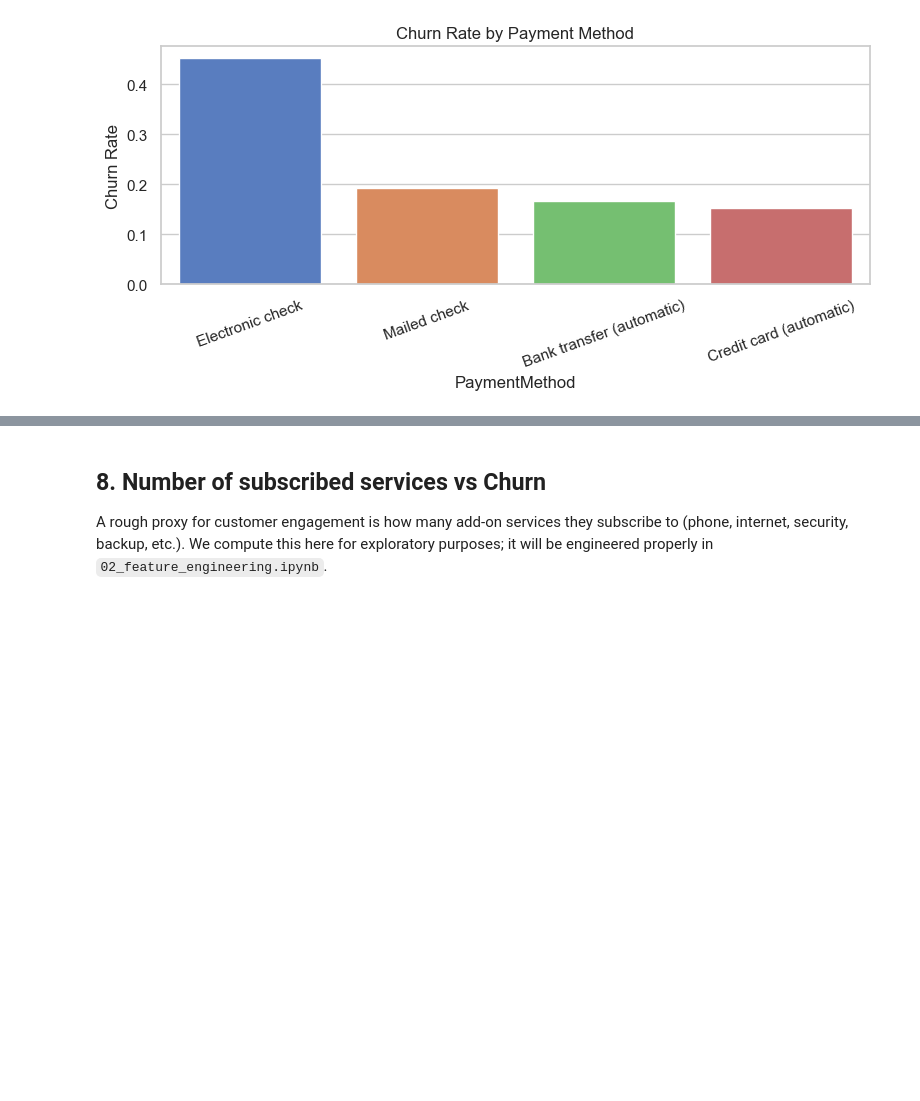
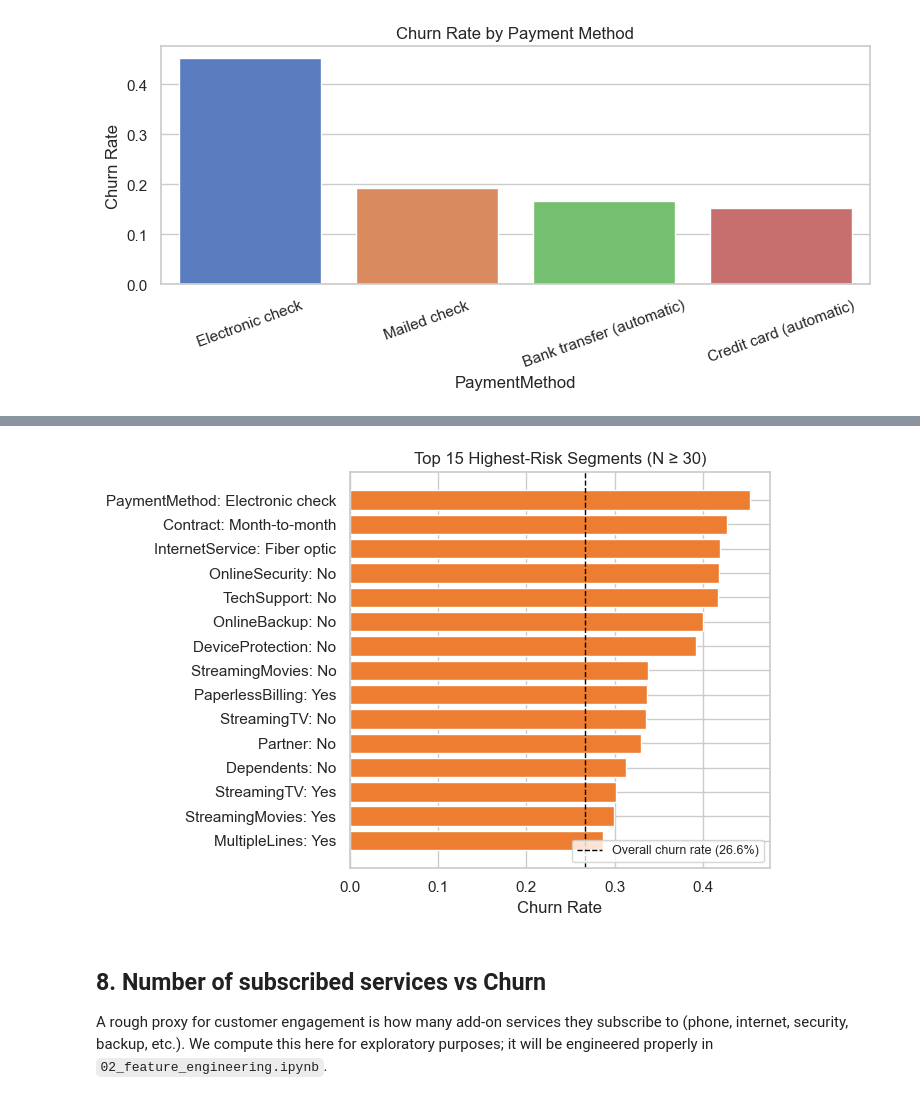
Before and after one commit to lmcbride053/customer-churn-prediction, a Jupyter notebook: notebooks/01_eda.ipynb, the cells around one changed output, grey strips where cells are left out. Drawn from its saved outputs; the diff is of its cells as text; code cells hidden in the pictures; blank space fills up the shorter version.

```diff
--- a/notebooks/01_eda.ipynb
+++ b/notebooks/01_eda.ipynb
@@ -270,3 +335,20 @@ summary.head(30)
+# %%
+top15 = summary_filtered.head(15).copy()
+top15['label'] = top15['Feature'] + ': ' + top15['Value'].astype(str)
+
+fig, ax = plt.subplots(figsize=(7, 5))
+ax.barh(top15['label'][::-1], top15['Churn Rate'][::-1], color='#ED7D31')
+overall_rate = df['Churn_Binary'].mean()
+ax.axvline(overall_rate, color='black', linestyle='--', linewidth=1,
+           label=f'Overall churn rate ({overall_rate:.1%})')
+ax.set_xlabel('Churn Rate')
+ax.set_title('Top 15 Highest-Risk Segments (N ≥ 30)')
+ax.legend(loc='lower right', fontsize=9)
+plt.tight_layout()
+plt.savefig('../data/plots/top_risk_segments.png', dpi=150)
+plt.show()
+# %% [output]
+[figure, added]
 # %% [markdown]
 ## 8. Number of subscribed services vs Churn
 
```
Also changed, not shown: parts of 31 cells of this notebook.
